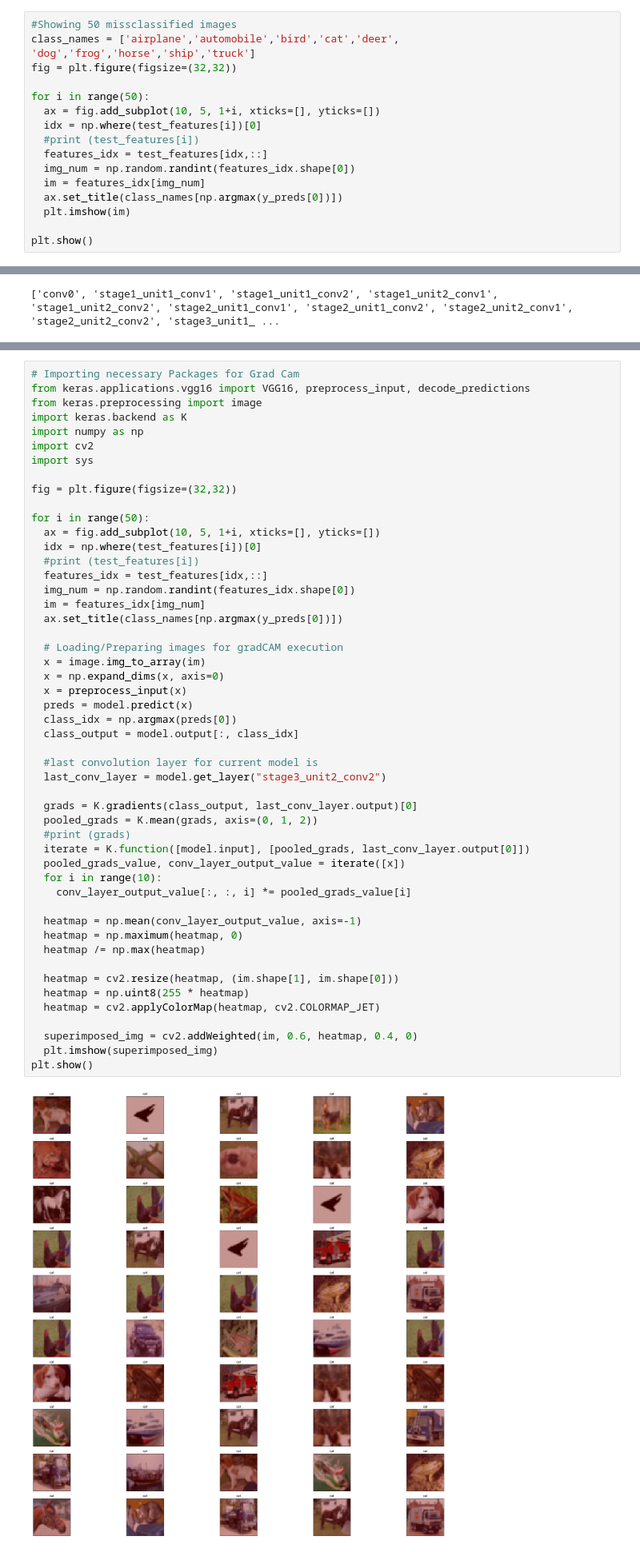
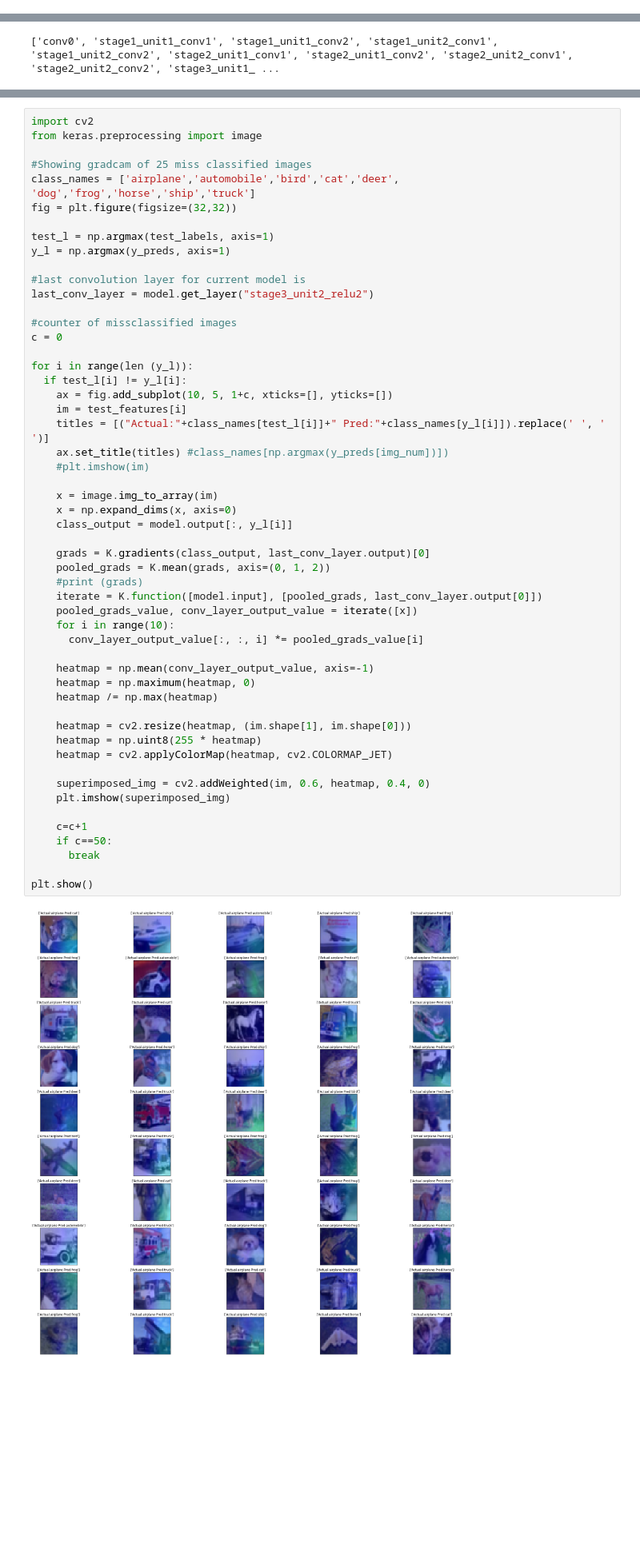
Before and after one commit to abhi1one/EIP-P2, a Jupyter notebook: Session 5 Tursday 27th June/Resnet18_on_cifar10.ipynb, the cells around one changed output, grey strips where cells are left out. Shown at 80% size. Cells and saved outputs as stored; diff of their text form; blank space fills up the shorter version.

```diff
--- a/Session 5 Tursday 27th June/Resnet18_on_cifar10.ipynb
+++ b/Session 5 Tursday 27th June/Resnet18_on_cifar10.ipynb
@@ -202,16 +200,0 @@ True
-# %%
-#Showing 50 missclassified images
-class_names = ['airplane','automobile','bird','cat','deer', 'dog','frog','horse','ship','truck']
-fig = plt.figure(figsize=(32,32))
-
-for i in range(50):
-  ax = fig.add_subplot(10, 5, 1+i, xticks=[], yticks=[])
-  idx = np.where(test_features[i])[0]
-  #print (test_features[i])
-  features_idx = test_features[idx,::]
-  img_num = np.random.randint(features_idx.shape[0])
-  im = features_idx[img_num]
-  ax.set_title(class_names[np.argmax(y_preds[0])])
-  plt.imshow(im)
-
-plt.show()
@@ -226,52 +207,55 @@ print([layer.name for layer in model.layers[0:] if "conv" in layer.name])
 # %%
-# Importing necessary Packages for Grad Cam
-from keras.applications.vgg16 import VGG16, preprocess_input, decode_predictions
+import cv2
 from keras.preprocessing import image
-import keras.backend as K
-import numpy as np
-import cv2
-import sys
 
+#Showing gradcam of 25 miss classified images
+class_names = ['airplane','automobile','bird','cat','deer', 'dog','frog','horse','ship','truck']
 fig = plt.figure(figsize=(32,32))
 
-for i in range(50):
-  ax = fig.add_subplot(10, 5, 1+i, xticks=[], yticks=[])
-  idx = np.where(test_features[i])[0]
-  #print (test_features[i])
-  features_idx = test_features[idx,::]
-  img_num = np.random.randint(features_idx.shape[0])
-  im = features_idx[img_num]
-  ax.set_title(class_names[np.argmax(y_preds[0])])
+test_l = np.argmax(test_labels, axis=1)
+y_l = np.argmax(y_preds, axis=1)
 
-  # Loading/Preparing images for gradCAM execution
-  x = image.img_to_array(im)
-  x = np.expand_dims(x, axis=0)
-  x = preprocess_input(x)
-  preds = model.predict(x)
-  class_idx = np.argmax(preds[0])
-  class_output = model.output[:, class_idx]
+#last convolution layer for current model is
+last_conv_layer = model.get_layer("stage3_unit2_relu2")
 
-  #last convolution layer for current model is
-  last_conv_layer = model.get_layer("stage3_unit2_conv2")
+#counter of missclassified images
+c = 0
 
-  grads = K.gradients(class_output, last_conv_layer.output)[0]
-  pooled_grads = K.mean(grads, axis=(0, 1, 2))
-  #print (grads)
-  iterate = K.function([model.input], [pooled_grads, last_conv_layer.output[0]])
-  pooled_grads_value, conv_layer_output_value = iterate([x])
-  for i in range(10):
-    conv_layer_output_value[:, :, i] *= pooled_grads_value[i]
+for i in range(len (y_l)):
+  if test_l[i] != y_l[i]:
+    ax = fig.add_subplot(10, 5, 1+c, xticks=[], yticks=[])
+    im = test_features[i]
+    titles = [("Actual:"+class_names[test_l[i]]+" Pred:"+class_names[y_l[i]]).replace(' ', ' ')]
+    ax.set_title(titles) #class_names[np.argmax(y_preds[img_num])])
+    #plt.imshow(im)
 
-  heatmap = np.mean(conv_layer_output_value, axis=-1)
-  heatmap = np.maximum(heatmap, 0)
-  heatmap /= np.max(heatmap)
+    x = image.img_to_array(im)
+    x = np.expand_dims(x, axis=0)
+    class_output = model.output[:, y_l[i]]
 
-  heatmap = cv2.resize(heatmap, (im.shape[1], im.shape[0]))
-  heatmap = np.uint8(255 * heatmap)
-  heatmap = cv2.applyColorMap(heatmap, cv2.COLORMAP_JET)
+    grads = K.gradients(class_output, last_conv_layer.output)[0]
+    pooled_grads = K.mean(grads, axis=(0, 1, 2))
+    #print (grads)
+    iterate = K.function([model.input], [pooled_grads, last_conv_layer.output[0]])
+    pooled_grads_value, conv_layer_output_value = iterate([x])
+    for i in range(10):
+      conv_layer_output_value[:, :, i] *= pooled_grads_value[i]
 
-  superimposed_img = cv2.addWeighted(im, 0.6, heatmap, 0.4, 0)
-  plt.imshow(superimposed_img)
+    heatmap = np.mean(conv_layer_output_value, axis=-1)
+    heatmap = np.maximum(heatmap, 0)
+    heatmap /= np.max(heatmap)
+
+    heatmap = cv2.resize(heatmap, (im.shape[1], im.shape[0]))
+    heatmap = np.uint8(255 * heatmap)
+    heatmap = cv2.applyColorMap(heatmap, cv2.COLORMAP_JET)
+
+    superimposed_img = cv2.addWeighted(im, 0.6, heatmap, 0.4, 0)
+    plt.imshow(superimposed_img)
+
+    c=c+1
+    if c==50:
+      break
+
 plt.show()
 # %% [output]
-[figure, old version]
+[figure, new version]
```
Also changed, not shown: parts of 11 cells of this notebook.
